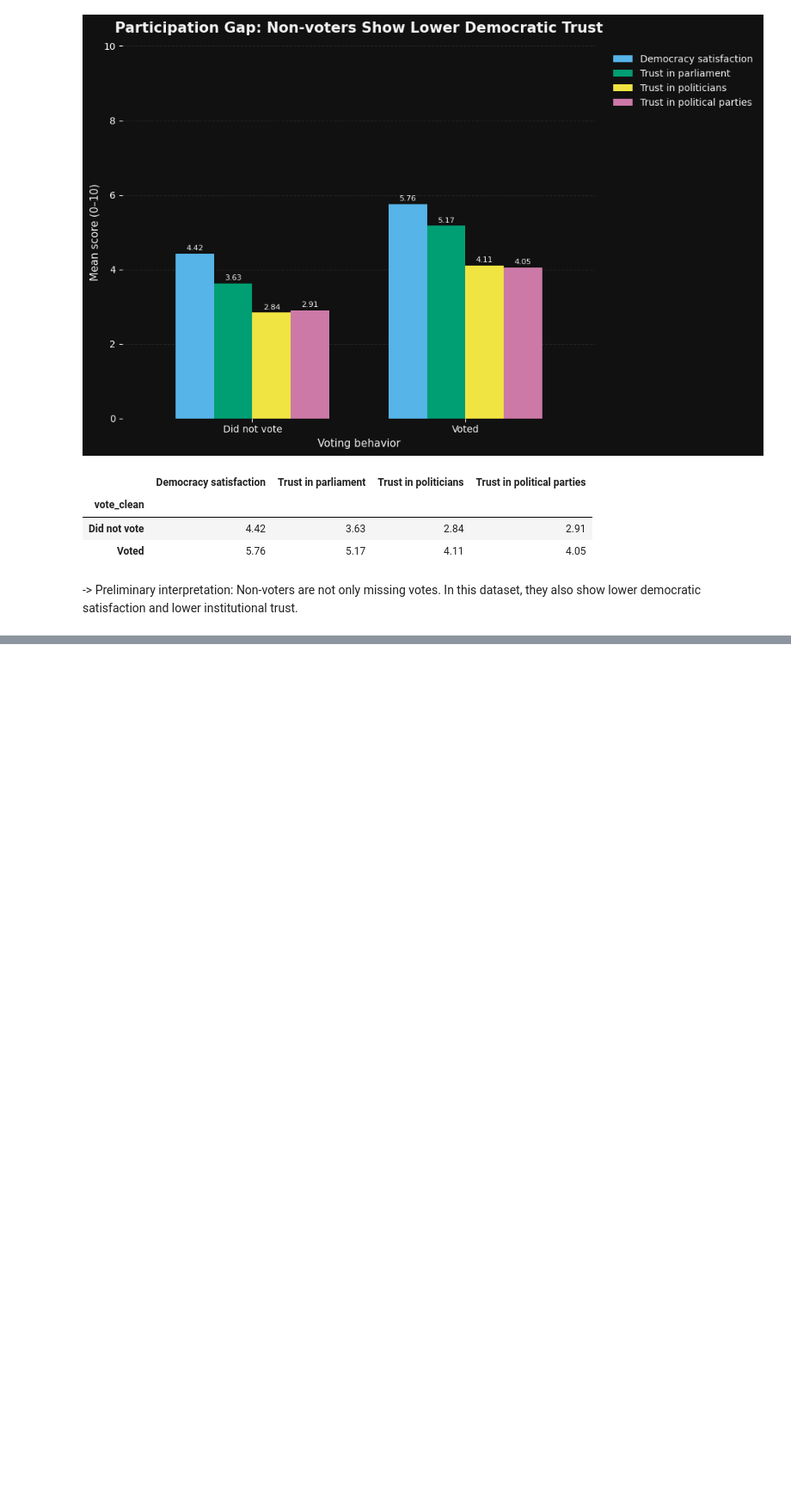
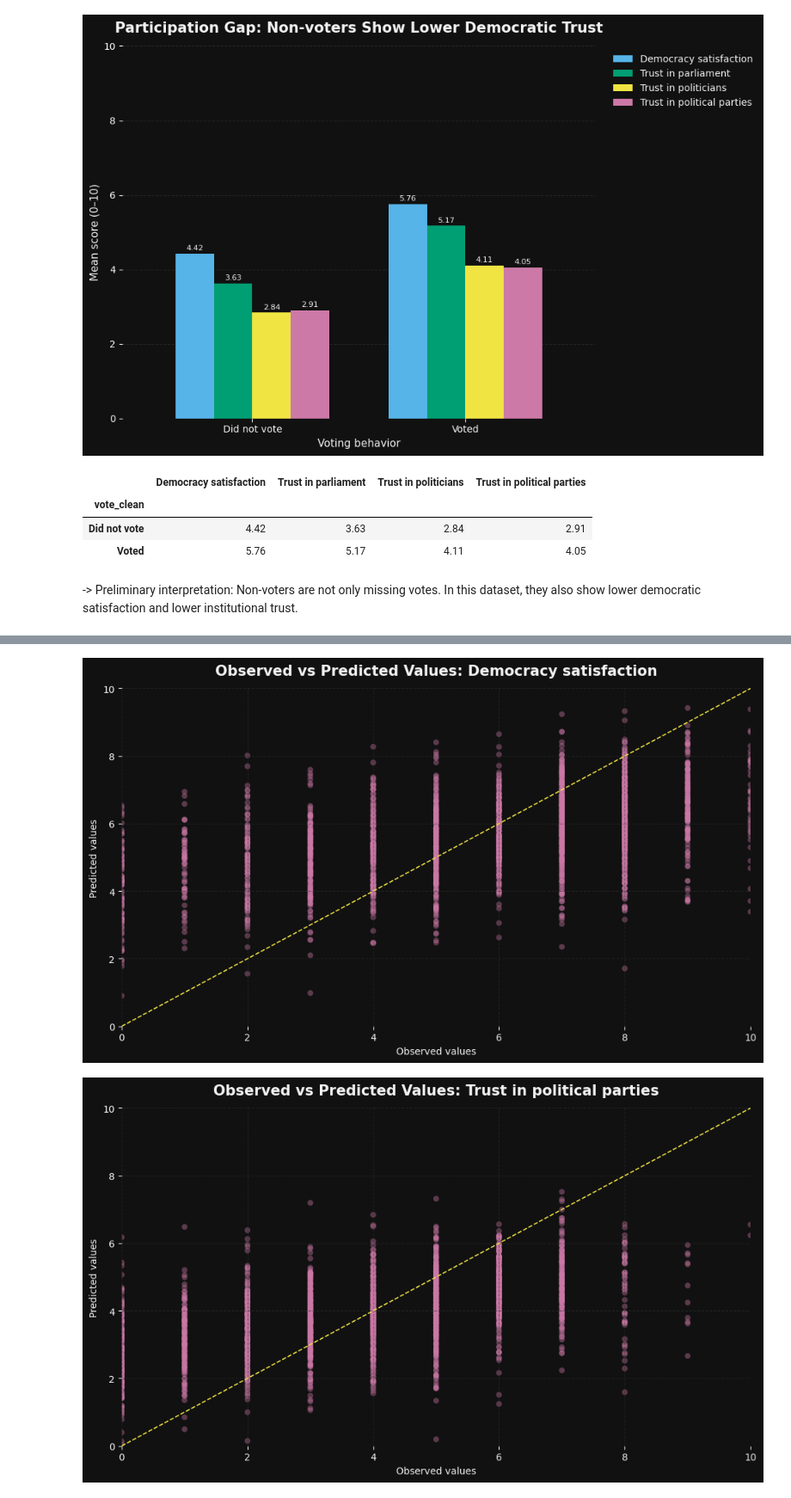
Before and after one commit to kainaegle/democratic-connection-ess11-germany, a Jupyter notebook: notebooks/01_ess11_germany_eda.ipynb, the cells around one changed output, grey strips where cells are left out. Shown at 86% size. Cells and saved outputs as stored; diff of their text form; code cells hidden in the pictures; blank space fills up the shorter version.

```diff
--- a/notebooks/01_ess11_germany_eda.ipynb
+++ b/notebooks/01_ess11_germany_eda.ipynb
@@ -1583,0 +3935,77 @@ vote_plot
+# %%
+# 63.4 Visualize observed versus predicted values
+
+prediction_plots = [
+    {
+        "model_name": "Democracy satisfaction",
+        "observed": df_reg["stfdem"],
+        "predicted": model_stfdem.fittedvalues,
+        "filename": "09_observed_predicted_democracy_satisfaction_dark.png"
+    },
+    {
+        "model_name": "Trust in political parties",
+        "observed": df_reg["trstprt"],
+        "predicted": model_party_trust.fittedvalues,
+        "filename": "10_observed_predicted_party_trust_dark.png"
+    }
+]
+
+for item in prediction_plots:
+    model_name = item["model_name"]
+    observed = item["observed"]
+    predicted = item["predicted"]
+    filename = item["filename"]
+
+    fig, ax = plt.subplots(figsize=(10, 6))
+    fig.patch.set_facecolor(dark_bg)
+    ax.set_facecolor(dark_bg)
+
+    ax.scatter(
+        observed,
+        predicted,
+        alpha=0.4,
+        color="#CC79A7",
+        edgecolors="none"
+    )
+
+    ax.plot(
+        [0, 10],
+        [0, 10],
+        color="#F0E442",
+        linestyle="--",
+        linewidth=1.2
+    )
+
+    ax.set_title(
+        f"Observed vs Predicted Values: {model_name}",
+        color=text_col,
+        fontsize=15,
+        weight="bold",
+        pad=14
+    )
+
+    ax.set_xlabel("Observed values", color=text_col)
+    ax.set_ylabel("Predicted values", color=text_col)
+    ax.set_xlim(0, 10)
+    ax.set_ylim(0, 10)
+
+    ax.xaxis.grid(True, color=grid_col, linestyle="--", alpha=0.5)
+    ax.yaxis.grid(True, color=grid_col, linestyle="--", alpha=0.5)
+
+    ax.tick_params(axis="x", colors=text_col)
+    ax.tick_params(axis="y", colors=text_col)
+
+    for spine in ax.spines.values():
+        spine.set_visible(False)
+
+    plt.tight_layout()
+    plt.savefig(
+        viz_path / filename,
+        dpi=300,
+        bbox_inches="tight",
+        facecolor=fig.get_facecolor()
+    )
+    plt.show()
+# %% [output]
+[figure, added]
+[figure, added]
```
Also changed, not shown: parts of 179 cells of this notebook, 43 other files.
